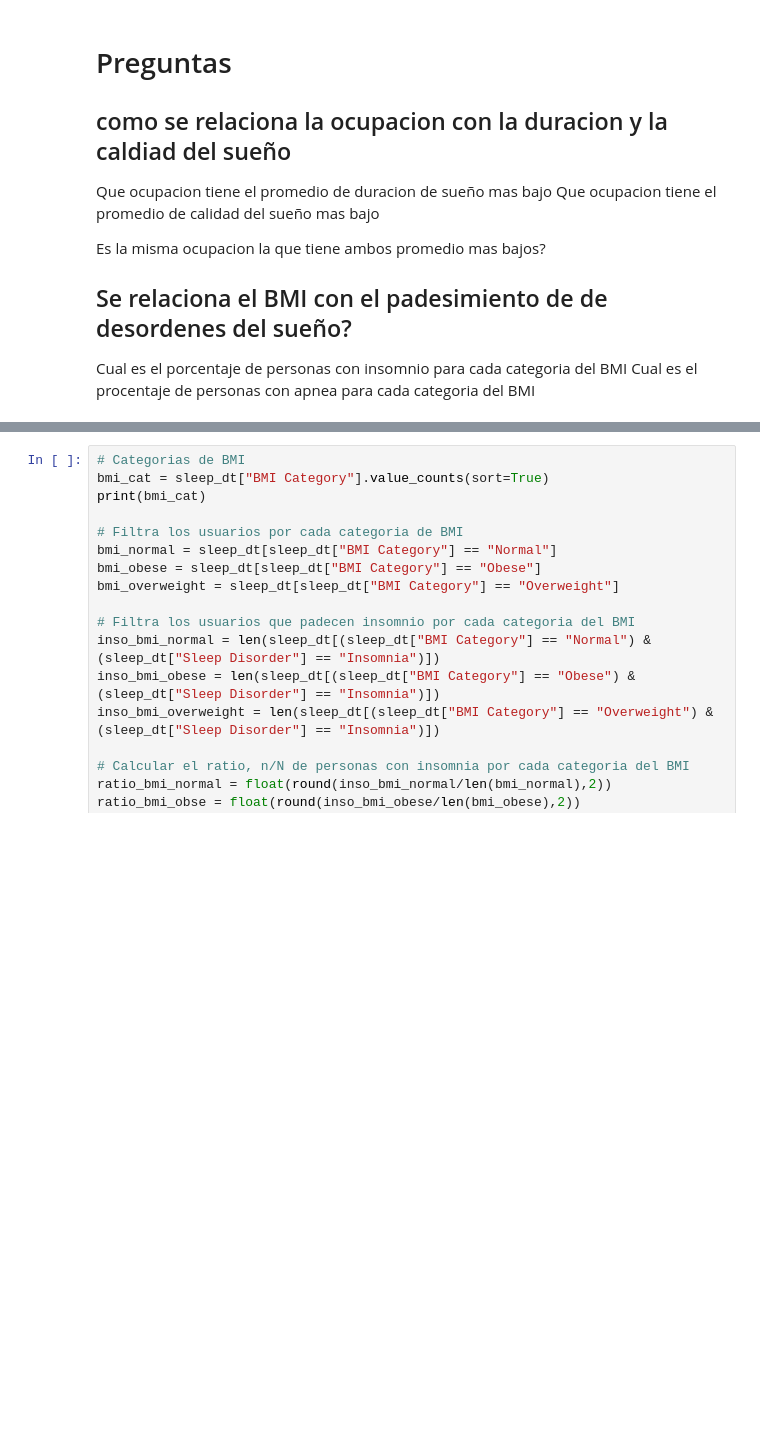
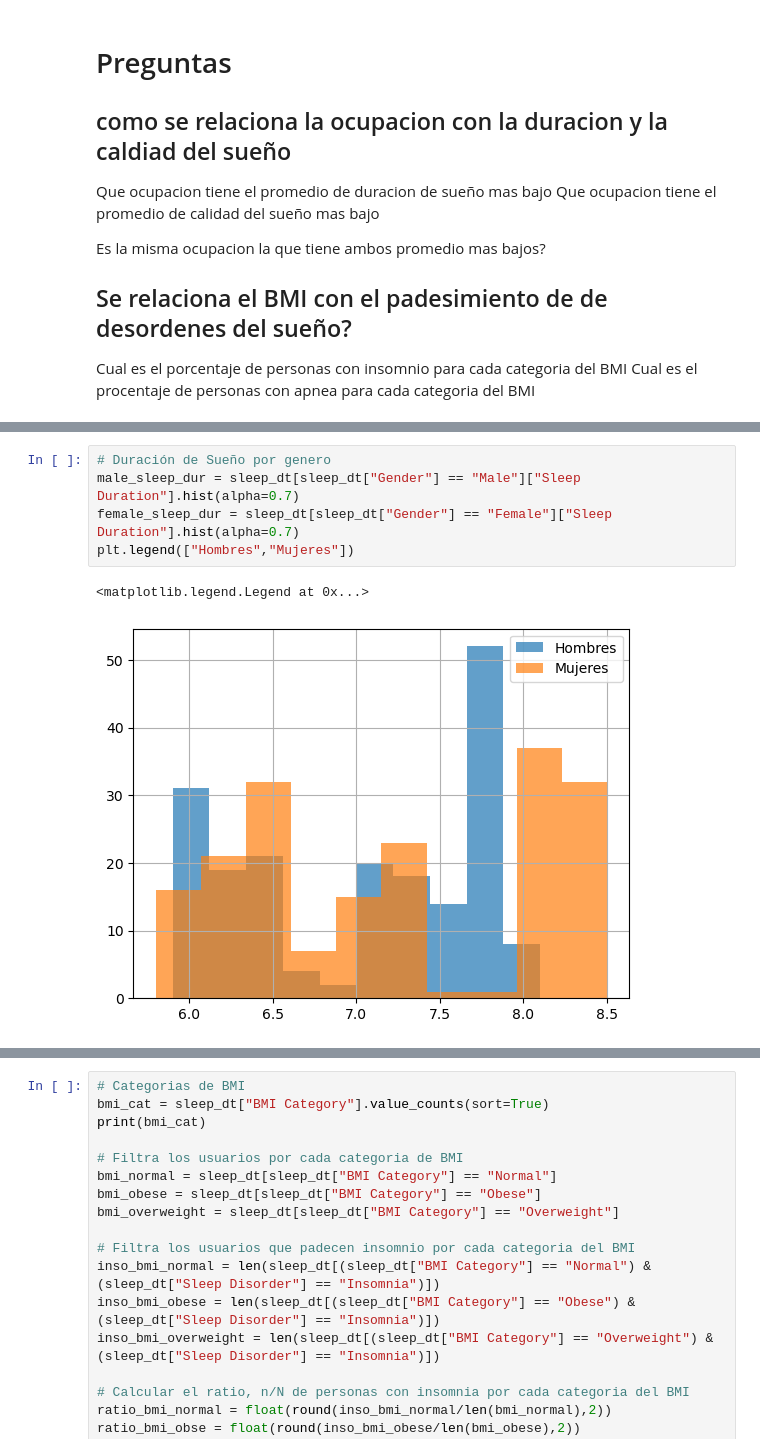
Before and after one commit to CesarNav/sleep, a Jupyter notebook: sleep_health.ipynb, the cells around one changed output, grey strips where cells are left out. Cells and saved outputs as stored; diff of their text form; blank space fills up the shorter version.

```diff
--- a/sleep_health.ipynb
+++ b/sleep_health.ipynb
@@ -60,0 +75,8 @@ El promedio de calidad del sueño para la muestra es 7.31
+# %%
+# Duración de Sueño por genero
+male_sleep_dur = sleep_dt[sleep_dt["Gender"] == "Male"]["Sleep Duration"].hist(alpha=0.7)
+female_sleep_dur = sleep_dt[sleep_dt["Gender"] == "Female"]["Sleep Duration"].hist(alpha=0.7)
+plt.legend(["Hombres","Mujeres"])
+# %% [output]
+<matplotlib.legend.Legend at 0x...>
+[figure, added]
```
Also changed, not shown: parts of 9 cells of this notebook, 1 other file.
